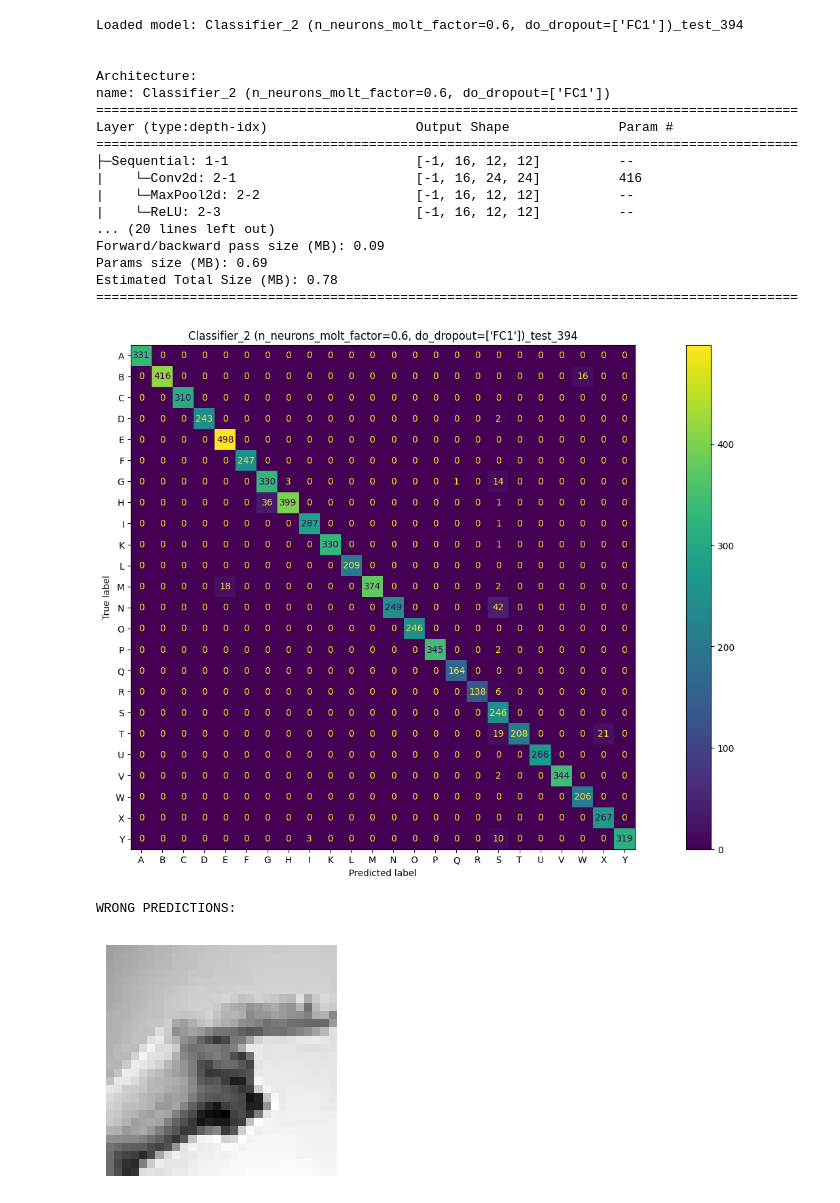
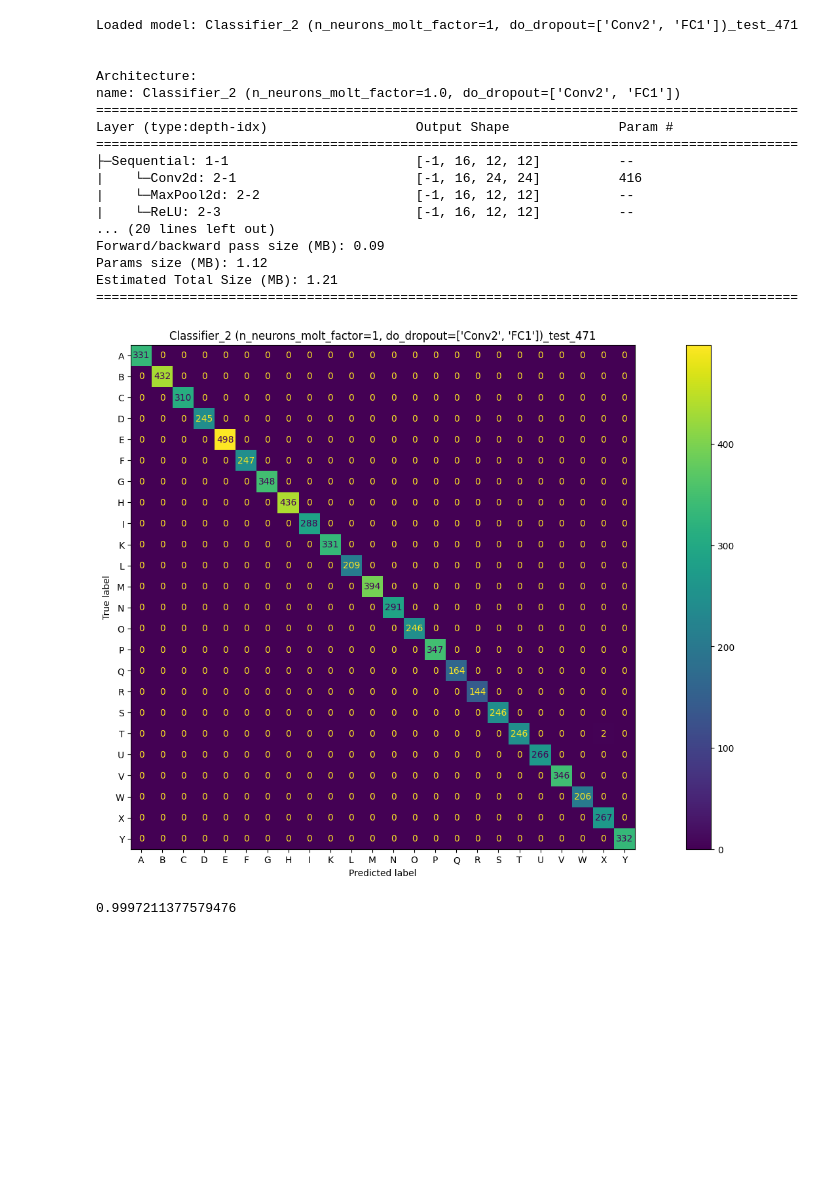
Before and after one commit to Lotto98/Sign-Language-MNIST, a Jupyter notebook: src/Classifier_2.ipynb, the cells around one changed output. Cells and saved outputs as stored; diff of their text form; code cells hidden in the pictures; blank space fills up the shorter version.

```diff
--- a/src/Classifier_2.ipynb
+++ b/src/Classifier_2.ipynb
@@ -86,24 +96,23 @@ Name: 677, dtype: object
 # %%
-best_model = NeuralNetwork.load_NN(all_results.iloc[394], classifiers_dict, torch.device("cuda"), (28,28))
-best_model.explore_wrong_predictions()
+best_model = NeuralNetwork.load_NN(all_results.iloc[5591], classifiers_dict, torch.device("cuda"), (28,28))
+best_model.plot_confusion_matrix()
 # %% [output]
-Loaded model: Classifier_2 (n_neurons_molt_factor=0.6, do_dropout=['FC1'])_test_394
+Loaded model: Classifier_2 (n_neurons_molt_factor=1, do_dropout=['Conv2', 'FC1'])_test_471
 
 
 Architecture:
-name: Classifier_2 (n_neurons_molt_factor=0.6, do_dropout=['FC1'])
+name: Classifier_2 (n_neurons_molt_factor=1.0, do_dropout=['Conv2', 'FC1'])
 ==========================================================================================
 Layer (type:depth-idx)                   Output Shape              Param #
 ==========================================================================================
 ├─Sequential: 1-1                        [-1, 16, 12, 12]          --
 |    └─Conv2d: 2-1                       [-1, 16, 24, 24]          416
 |    └─MaxPool2d: 2-2                    [-1, 16, 12, 12]          --
 |    └─ReLU: 2-3                         [-1, 16, 12, 12]          --
 ... (20 lines left out)
 Forward/backward pass size (MB): 0.09
-Params size (MB): 0.69
-Estimated Total Size (MB): 0.78
+Params size (MB): 1.12
+Estimated Total Size (MB): 1.21
 ==========================================================================================
-[figure, old version]
+[figure, new version]
-WRONG PREDICTIONS:
+0.9997211377579476
-[figure, removed]
```
Also changed, not shown: parts of 24 cells of this notebook, 3 other files.
